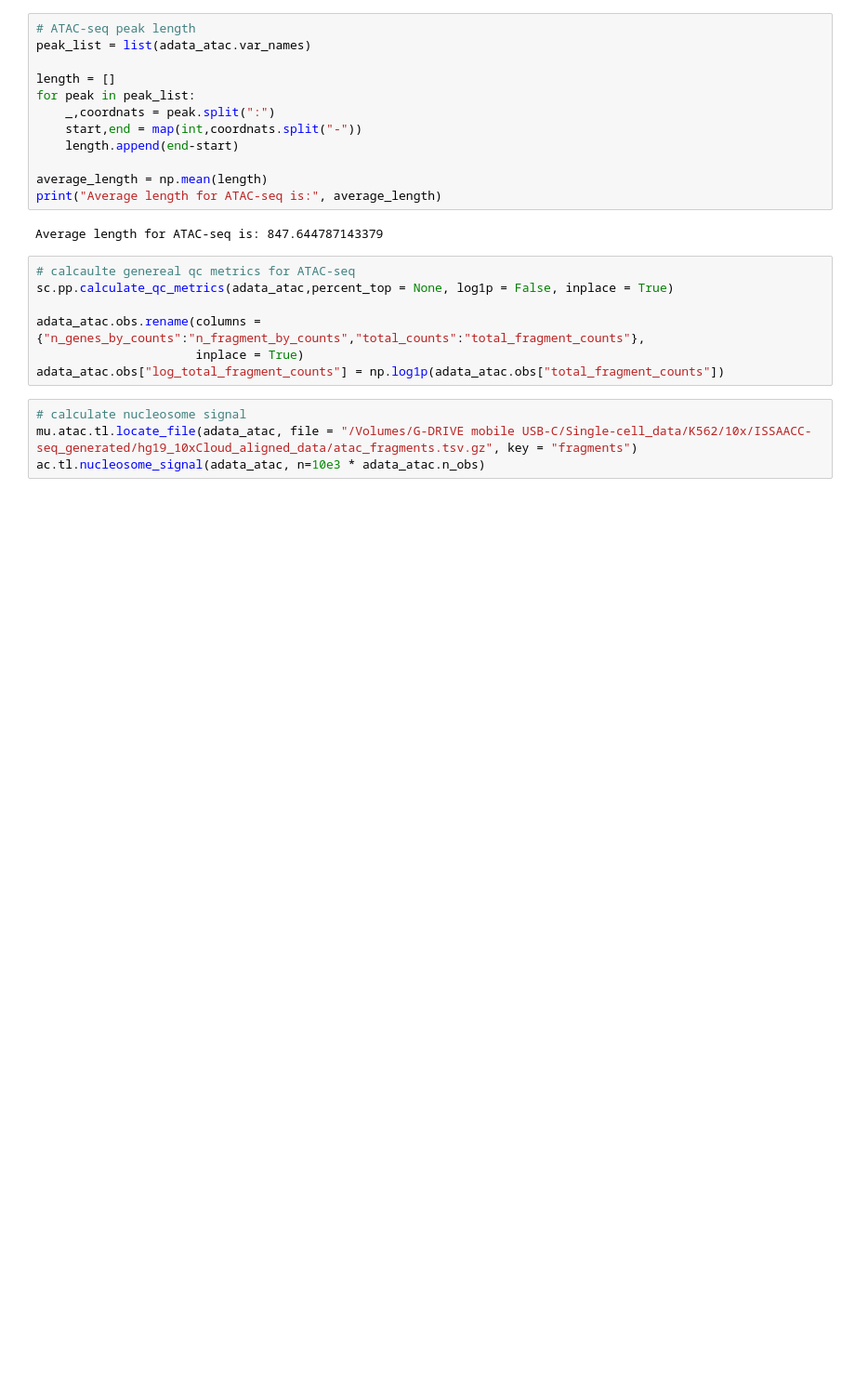
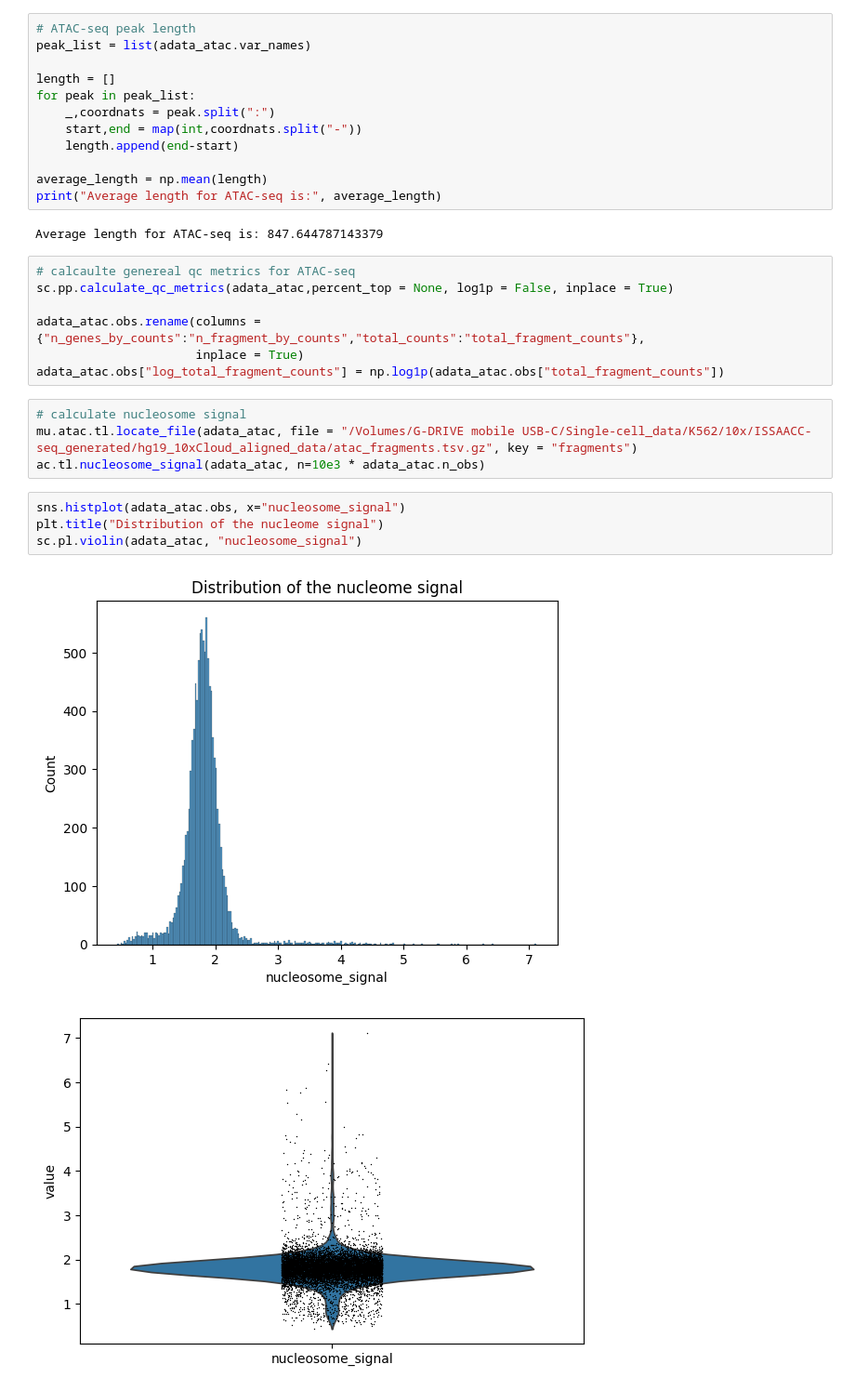
Before and after one commit to CahanLab/EG-CLR, a Jupyter notebook: SingleCellDataAnalysis/K562/10X_multiomics/ISSAAC-seq_generated_10x_k562_analysis.ipynb, the cells around one changed output. Shown at 93% size. Drawn from its saved outputs; the diff is of its cells as text; blank space fills up the shorter version.

Commit message:
add new atac-preprocessing

```diff
--- a/SingleCellDataAnalysis/K562/10X_multiomics/ISSAAC-seq_generated_10x_k562_analysis.ipynb
+++ b/SingleCellDataAnalysis/K562/10X_multiomics/ISSAAC-seq_generated_10x_k562_analysis.ipynb
@@ -193,3 +188,10 @@ adata_atac.obs["log_total_fragment_counts"] = np.log1p(adata_atac.obs["total_fra
 # calculate nucleosome signal
 mu.atac.tl.locate_file(adata_atac, file = "/Volumes/G-DRIVE mobile USB-C/Single-cell_data/K562/10x/ISSAACC-seq_generated/hg19_10xCloud_aligned_data/atac_fragments.tsv.gz", key = "fragments")
 ac.tl.nucleosome_signal(adata_atac, n=10e3 * adata_atac.n_obs)
+# %%
+sns.histplot(adata_atac.obs, x="nucleosome_signal")
+plt.title("Distribution of the nucleome signal")
+sc.pl.violin(adata_atac, "nucleosome_signal")
+# %% [output]
+[figure, added]
+[figure, added]
```
Also changed, not shown: parts of 19 cells of this notebook.
